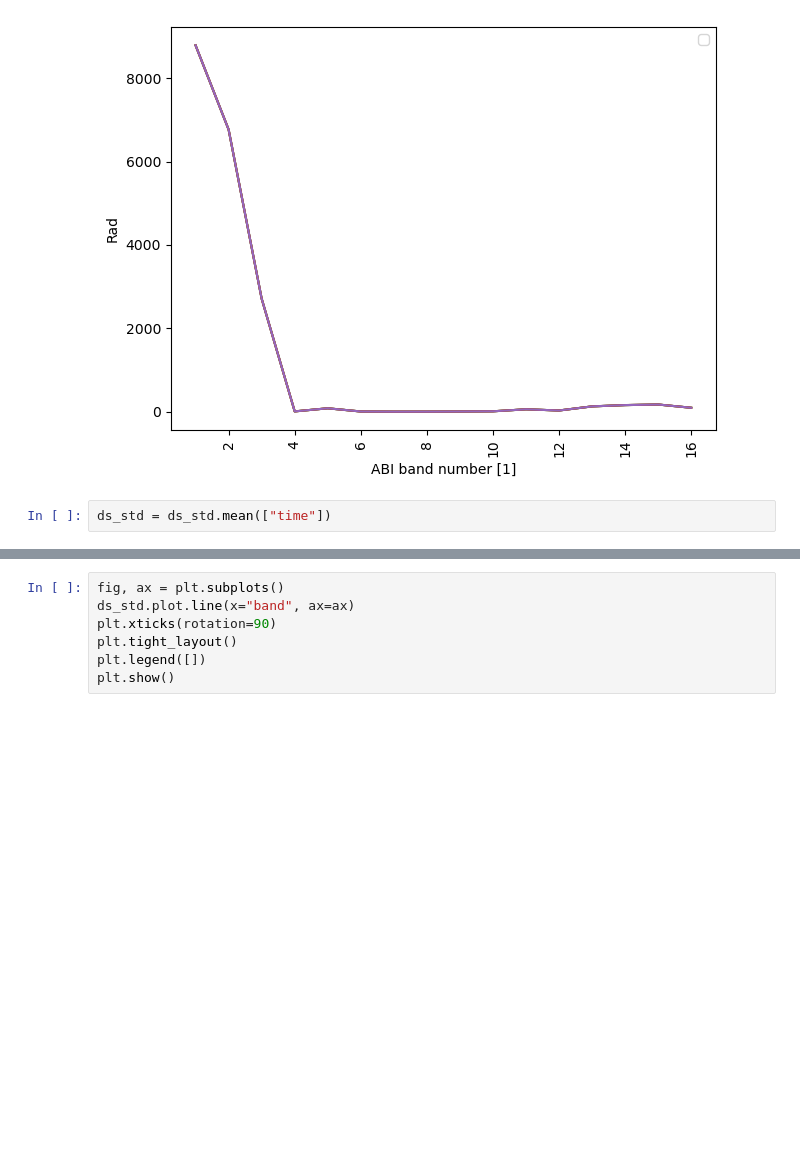
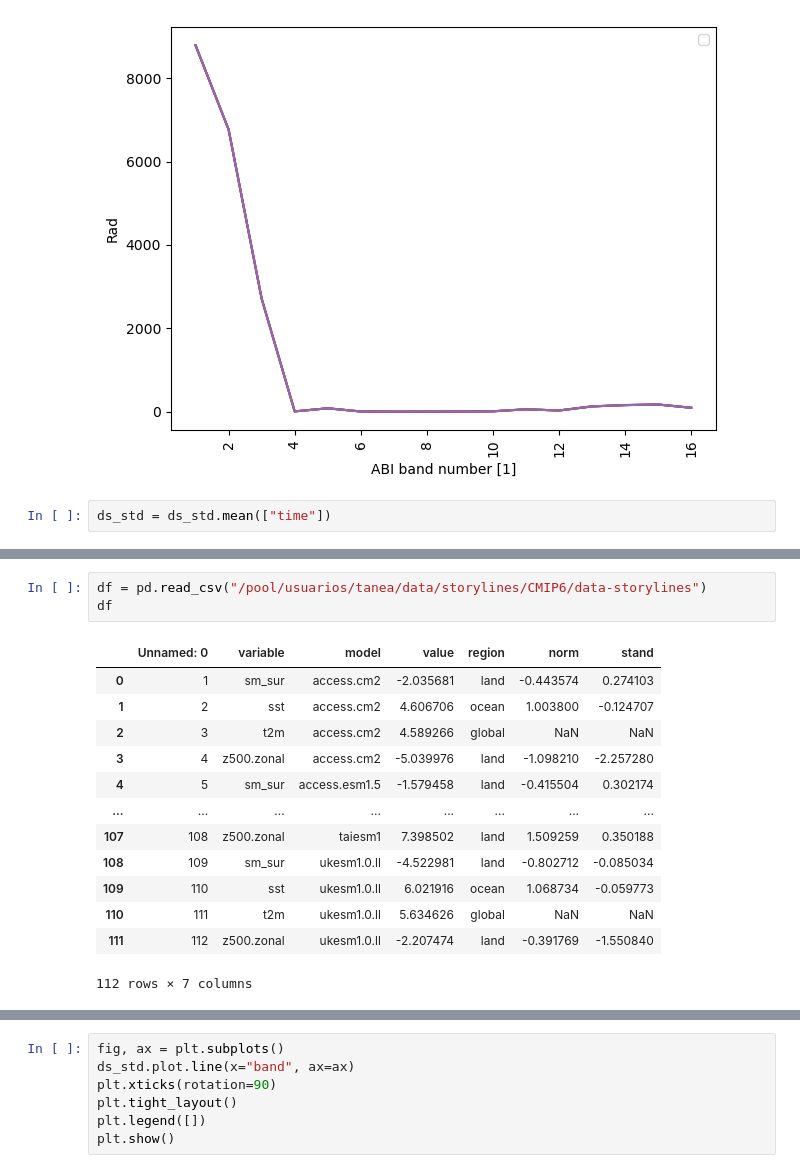
Before and after one commit to spaceml-org/rs_tools, a Jupyter notebook: notebooks/1.1-pipeline-goes16.ipynb, the cells around one changed output, grey strips where cells are left out. Drawn from its saved outputs; the diff is of its cells as text; blank space fills up the shorter version.

```diff
--- a/notebooks/1.1-pipeline-goes16.ipynb
+++ b/notebooks/1.1-pipeline-goes16.ipynb
@@ -478,0 +516,17 @@ ds_std = ds_std.mean(["time"])
+# %%
+df = pd.read_csv("/pool/usuarios/tanea/data/storylines/CMIP6/data-storylines")
+df
+# %% [output]
+|  | Unnamed: 0 | variable | model | value | region | norm | stand |
+| 0 | 1 | sm_sur | access.cm2 | -2.035681 | land | -0.443574 | 0.274103 |
+| 1 | 2 | sst | access.cm2 | 4.606706 | ocean | 1.003800 | -0.124707 |
+| 2 | 3 | t2m | access.cm2 | 4.589266 | global | NaN | NaN |
+| 3 | 4 | z500.zonal | access.cm2 | -5.039976 | land | -1.098210 | -2.257280 |
+| 4 | 5 | sm_sur | access.esm1.5 | -1.579458 | land | -0.415504 | 0.302174 |
+| ... | ... | ... | ... | ... | ... | ... | ... |
+| 107 | 108 | z500.zonal | taiesm1 | 7.398502 | land | 1.509259 | 0.350188 |
+| 108 | 109 | sm_sur | ukesm1.0.ll | -4.522981 | land | -0.802712 | -0.085034 |
+| 109 | 110 | sst | ukesm1.0.ll | 6.021916 | ocean | 1.068734 | -0.059773 |
+| 110 | 111 | t2m | ukesm1.0.ll | 5.634626 | global | NaN | NaN |
+| 111 | 112 | z500.zonal | ukesm1.0.ll | -2.207474 | land | -0.391769 | -1.550840 |
+112 rows × 7 columns
```
Also changed, not shown: parts of 16 cells of this notebook, 6 other files.
